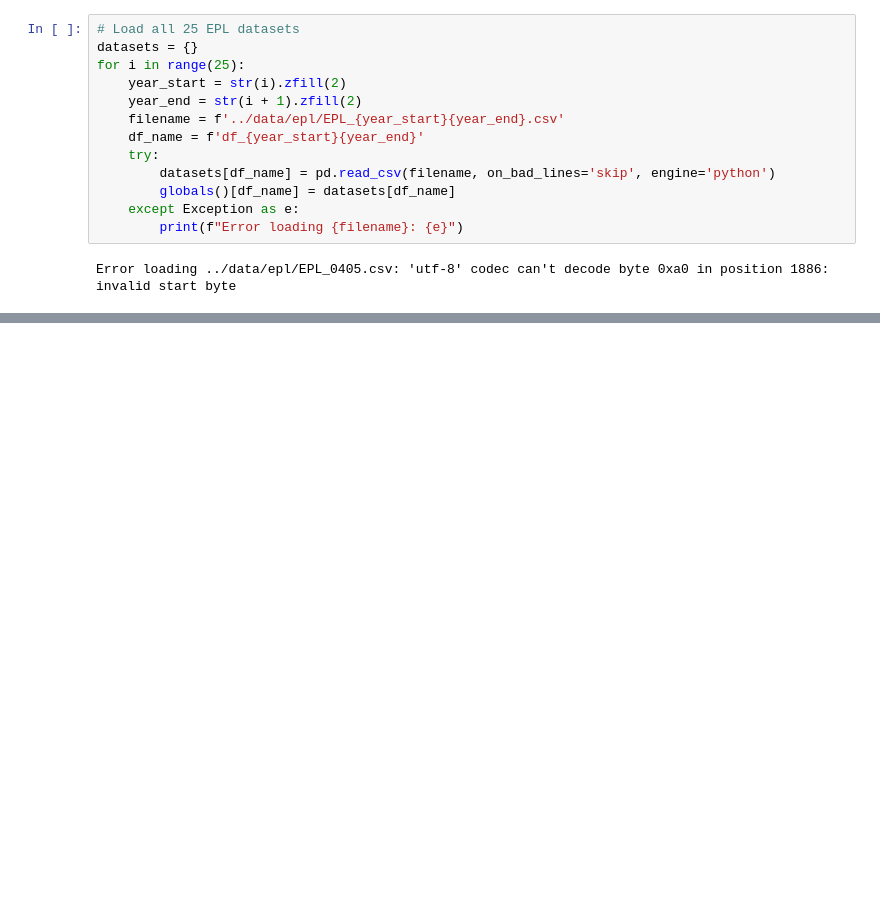
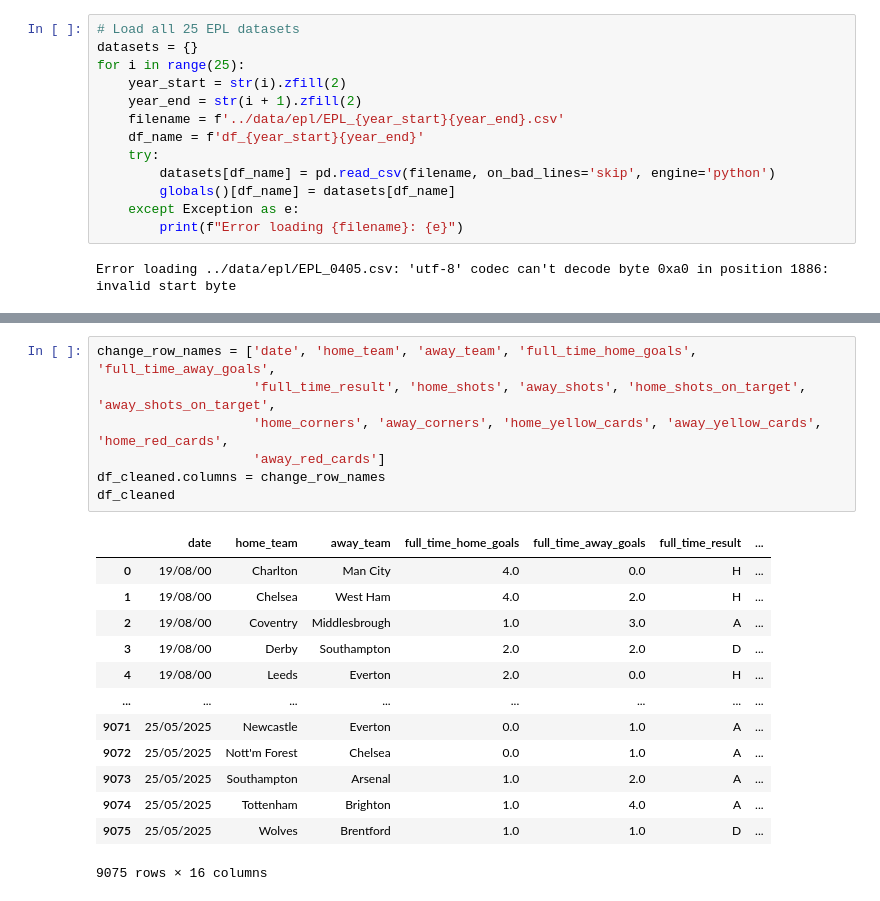
Before and after one commit to manand05/Match-Predictor, a Jupyter notebook: data_cleaning/data_cleaning.ipynb, the cells around one changed output, grey strips where cells are left out. Cells and saved outputs as stored; diff of their text form; blank space fills up the shorter version.

```diff
--- a/data_cleaning/data_cleaning.ipynb
+++ b/data_cleaning/data_cleaning.ipynb
@@ -80,0 +95,21 @@ df_cleaned
+# %%
+change_row_names = ['date', 'home_team', 'away_team', 'full_time_home_goals', 'full_time_away_goals',
+                    'full_time_result', 'home_shots', 'away_shots', 'home_shots_on_target', 'away_shots_on_target',
+                    'home_corners', 'away_corners', 'home_yellow_cards', 'away_yellow_cards', 'home_red_cards',
+                    'away_red_cards']
+df_cleaned.columns = change_row_names
+df_cleaned
+# %% [output]
+|  | date | home_team | away_team | full_time_home_goals | full_time_away_goals | full_time_result | ... |
+| 0 | 19/08/00 | Charlton | Man City | 4.0 | 0.0 | H | ... |
+| 1 | 19/08/00 | Chelsea | West Ham | 4.0 | 2.0 | H | ... |
+| 2 | 19/08/00 | Coventry | Middlesbrough | 1.0 | 3.0 | A | ... |
+| 3 | 19/08/00 | Derby | Southampton | 2.0 | 2.0 | D | ... |
+| 4 | 19/08/00 | Leeds | Everton | 2.0 | 0.0 | H | ... |
+| ... | ... | ... | ... | ... | ... | ... | ... |
+| 9071 | 25/05/2025 | Newcastle | Everton | 0.0 | 1.0 | A | ... |
+| 9072 | 25/05/2025 | Nott'm Forest | Chelsea | 0.0 | 1.0 | A | ... |
+| 9073 | 25/05/2025 | Southampton | Arsenal | 1.0 | 2.0 | A | ... |
+| 9074 | 25/05/2025 | Tottenham | Brighton | 1.0 | 4.0 | A | ... |
+| 9075 | 25/05/2025 | Wolves | Brentford | 1.0 | 1.0 | D | ... |
+9075 rows × 16 columns
```
Also changed, not shown: parts of 5 cells of this notebook.
